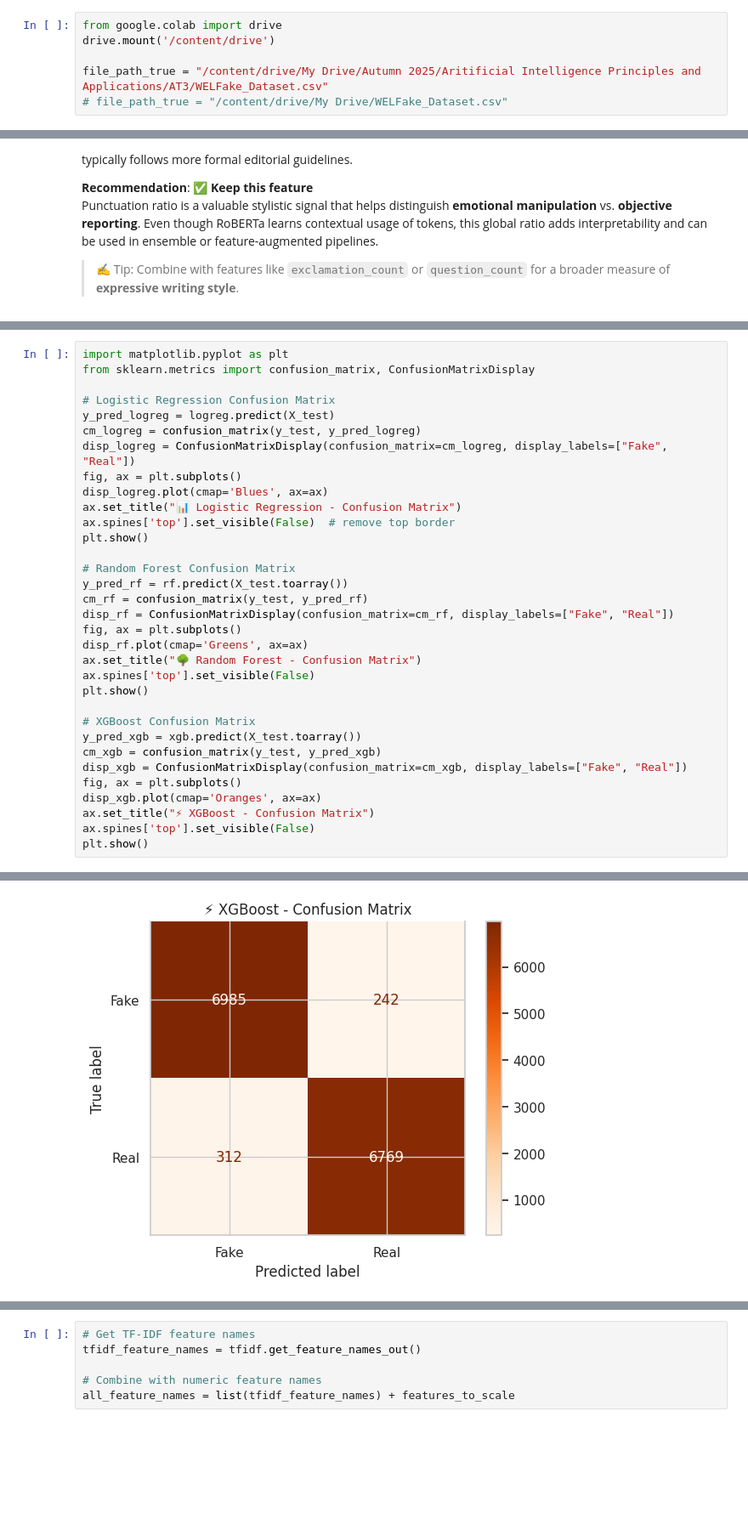
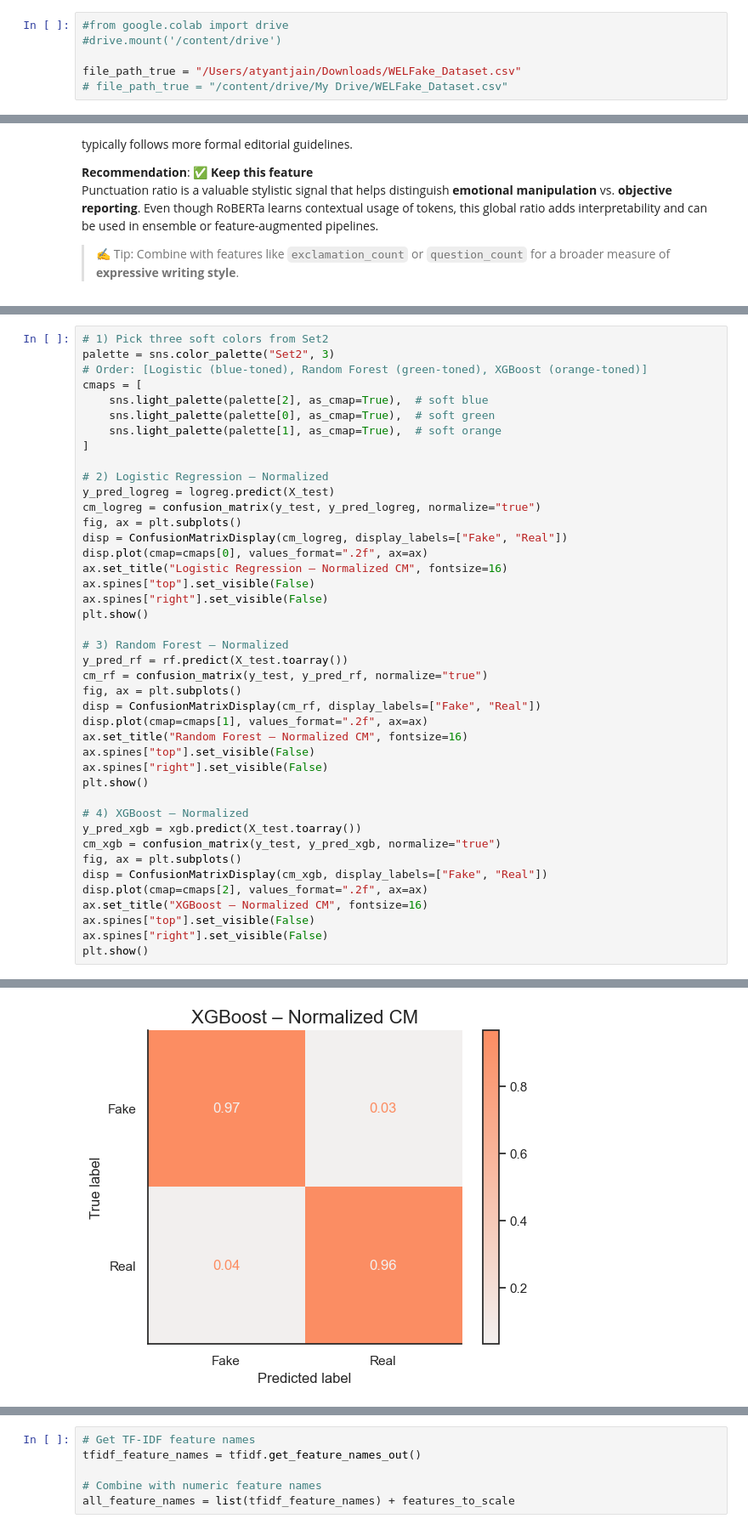
Before and after one commit to atyantjain/ai_based_fake_news_detection, a Jupyter notebook: AI_2 (1).ipynb, the cells around one changed output, grey strips where cells are left out. Shown at 85% size. Saved outputs shown, nothing was run; the diff lists cells and outputs as text; blank space fills up the shorter version.

```diff
--- a/AI_2 (1).ipynb
+++ b/AI_2 (1).ipynb
@@ -1,8 +1,8 @@
 # %% [markdown]
 #Import Data
 # %%
-from google.colab import drive
-drive.mount('/content/drive')
+#from google.colab import drive
+#drive.mount('/content/drive')
 
-file_path_true = "/content/drive/My Drive/Autumn 2025/Aritificial Intelligence Principles and Applications/AT3/WELFake_Dataset.csv"
+file_path_true = "/Users/atyantjain/Downloads/WELFake_Dataset.csv"
 # file_path_true = "/content/drive/My Drive/WELFake_Dataset.csv"
@@ -790,34 +906,43 @@ weighted avg       0.96      0.96      0.96     14308
 # %%
-import matplotlib.pyplot as plt
-from sklearn.metrics import confusion_matrix, ConfusionMatrixDisplay
+# 1) Pick three soft colors from Set2
+palette = sns.color_palette("Set2", 3)
+# Order: [Logistic (blue-toned), Random Forest (green-toned), XGBoost (orange-toned)]
+cmaps = [
+    sns.light_palette(palette[2], as_cmap=True),  # soft blue
+    sns.light_palette(palette[0], as_cmap=True),  # soft green
+    sns.light_palette(palette[1], as_cmap=True),  # soft orange
+]
 
-# Logistic Regression Confusion Matrix
+# 2) Logistic Regression – Normalized
 y_pred_logreg = logreg.predict(X_test)
-cm_logreg = confusion_matrix(y_test, y_pred_logreg)
-disp_logreg = ConfusionMatrixDisplay(confusion_matrix=cm_logreg, display_labels=["Fake", "Real"])
+cm_logreg = confusion_matrix(y_test, y_pred_logreg, normalize="true")
 fig, ax = plt.subplots()
-disp_logreg.plot(cmap='Blues', ax=ax)
-ax.set_title("📊 Logistic Regression - Confusion Matrix")
-ax.spines['top'].set_visible(False)  # remove top border
+disp = ConfusionMatrixDisplay(cm_logreg, display_labels=["Fake", "Real"])
+disp.plot(cmap=cmaps[0], values_format=".2f", ax=ax)
+ax.set_title("Logistic Regression – Normalized CM", fontsize=16)
+ax.spines["top"].set_visible(False)
+ax.spines["right"].set_visible(False)
 plt.show()
 
-# Random Forest Confusion Matrix
+# 3) Random Forest – Normalized
 y_pred_rf = rf.predict(X_test.toarray())
-cm_rf = confusion_matrix(y_test, y_pred_rf)
-disp_rf = ConfusionMatrixDisplay(confusion_matrix=cm_rf, display_labels=["Fake", "Real"])
+cm_rf = confusion_matrix(y_test, y_pred_rf, normalize="true")
 fig, ax = plt.subplots()
-disp_rf.plot(cmap='Greens', ax=ax)
-ax.set_title("🌳 Random Forest - Confusion Matrix")
-ax.spines['top'].set_visible(False)
+disp = ConfusionMatrixDisplay(cm_rf, display_labels=["Fake", "Real"])
+disp.plot(cmap=cmaps[1], values_format=".2f", ax=ax)
+ax.set_title("Random Forest – Normalized CM", fontsize=16)
+ax.spines["top"].set_visible(False)
+ax.spines["right"].set_visible(False)
 plt.show()
 
-# XGBoost Confusion Matrix
+# 4) XGBoost – Normalized
 y_pred_xgb = xgb.predict(X_test.toarray())
-cm_xgb = confusion_matrix(y_test, y_pred_xgb)
-disp_xgb = ConfusionMatrixDisplay(confusion_matrix=cm_xgb, display_labels=["Fake", "Real"])
+cm_xgb = confusion_matrix(y_test, y_pred_xgb, normalize="true")
 fig, ax = plt.subplots()
-disp_xgb.plot(cmap='Oranges', ax=ax)
-ax.set_title("⚡ XGBoost - Confusion Matrix")
-ax.spines['top'].set_visible(False)
+disp = ConfusionMatrixDisplay(cm_xgb, display_labels=["Fake", "Real"])
+disp.plot(cmap=cmaps[2], values_format=".2f", ax=ax)
+ax.set_title("XGBoost – Normalized CM", fontsize=16)
+ax.spines["top"].set_visible(False)
+ax.spines["right"].set_visible(False)
 plt.show()
 # %% [output]
@@ -826 +951 @@ plt.show()
-[figure, old version]
+[figure, new version]
```
Also changed, not shown: parts of 42 cells of this notebook.
